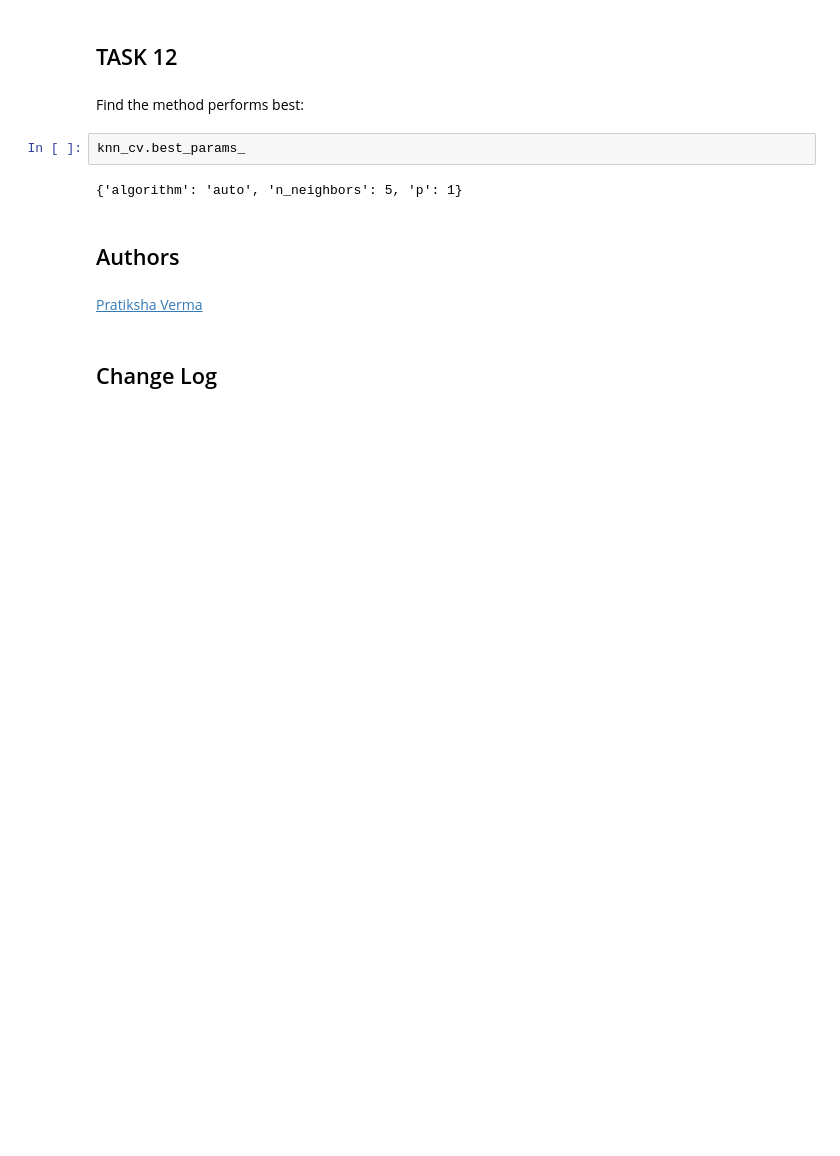
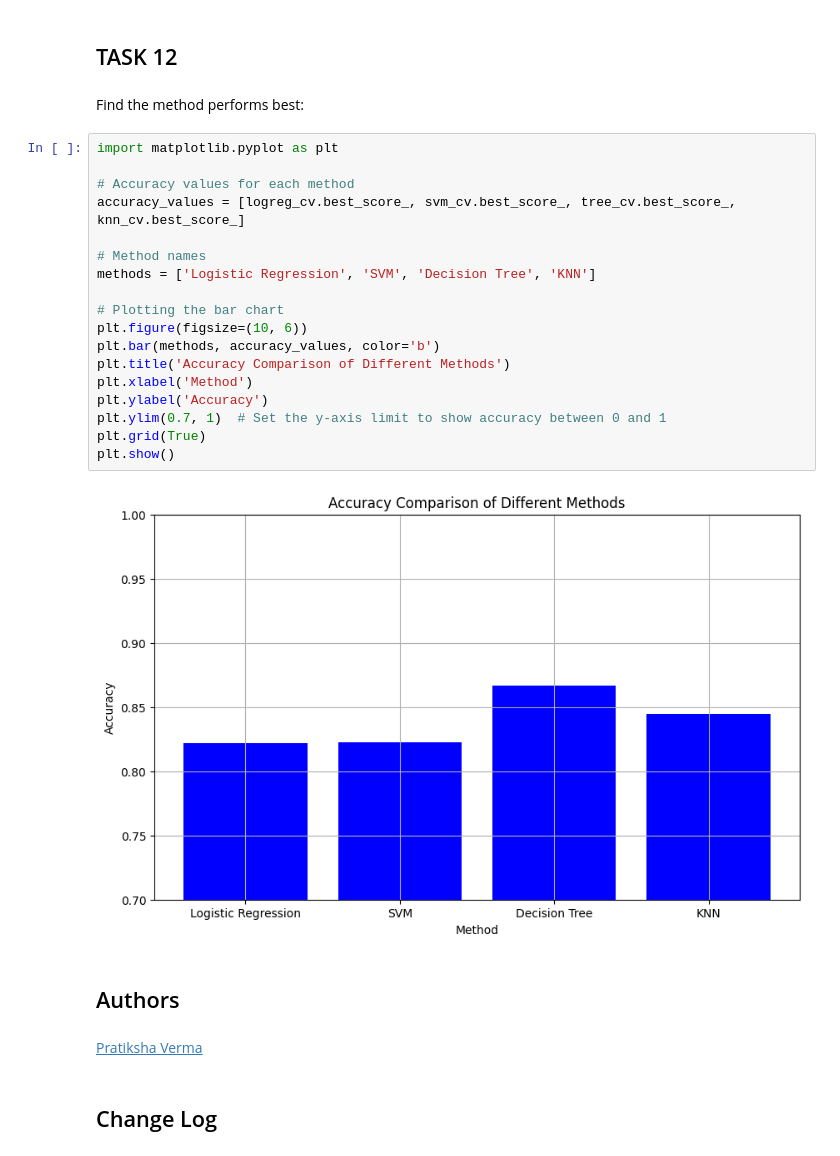
Before and after one commit to DoubleOne7/coursera, a Jupyter notebook: SpaceX_Machine_Learning_Prediction_Part_5.jupyterlite.ipynb, the cells around one changed output. Drawn from its saved outputs; the diff is of its cells as text; blank space fills up the shorter version.

```diff
--- a/SpaceX_Machine_Learning_Prediction_Part_5.jupyterlite.ipynb
+++ b/SpaceX_Machine_Learning_Prediction_Part_5.jupyterlite.ipynb
@@ -487,10 +448,26 @@ plot_confusion_matrix(Y_test,yhat)
 ## TASK  12
 # %% [markdown]
 Find the method performs best:
-# %%
-knn_cv.best_params_
-# %% [output]
-{'algorithm': 'auto', 'n_neighbors': 5, 'p': 1}
+# %%
+import matplotlib.pyplot as plt
+
+# Accuracy values for each method
+accuracy_values = [logreg_cv.best_score_, svm_cv.best_score_, tree_cv.best_score_, knn_cv.best_score_]
+
+# Method names
+methods = ['Logistic Regression', 'SVM', 'Decision Tree', 'KNN']
+
+# Plotting the bar chart
+plt.figure(figsize=(10, 6))
+plt.bar(methods, accuracy_values, color='b')
+plt.title('Accuracy Comparison of Different Methods')
+plt.xlabel('Method')
+plt.ylabel('Accuracy')
+plt.ylim(0.7, 1)  # Set the y-axis limit to show accuracy between 0 and 1
+plt.grid(True)
+plt.show()
+# %% [output]
+[figure, added]
 # %% [markdown]
 ## Authors
 # %% [markdown]
```
Also changed, not shown: parts of 11 cells of this notebook.
